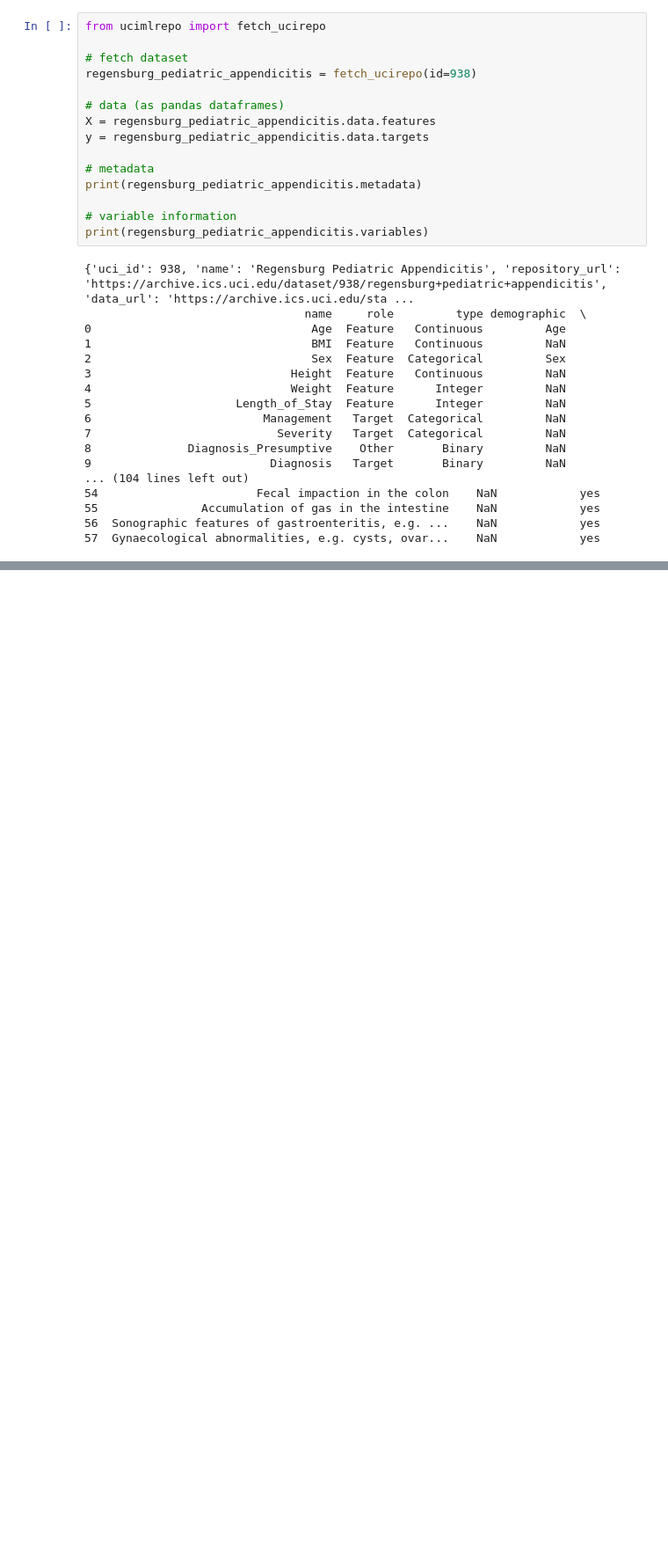
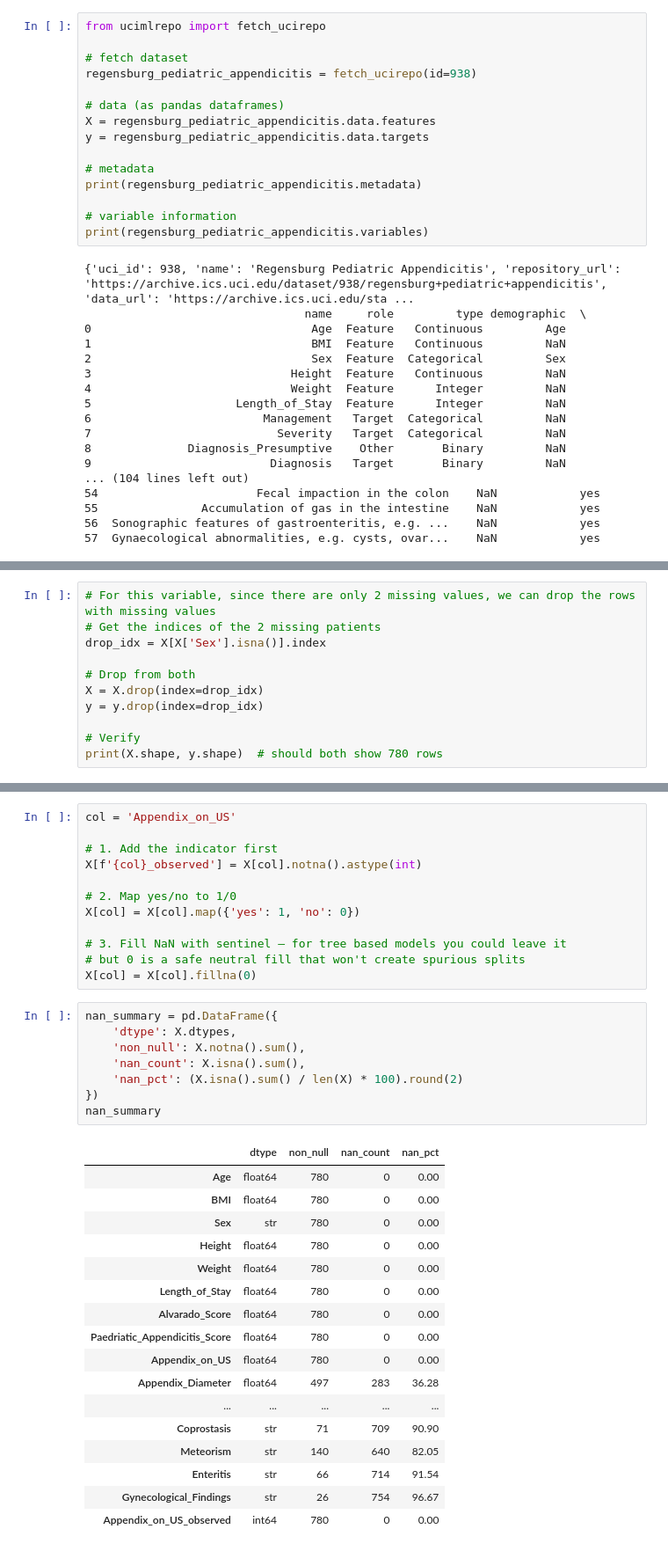
Before and after one commit to mathis-hasler/Data-Project-ML, a Jupyter notebook: Assignment_01/EDA.ipynb, the cells around one changed output, grey strips where cells are left out. Shown at 88% size. Cells and saved outputs as stored; diff of their text form; blank space fills up the shorter version.

```diff
--- a/Assignment_01/EDA.ipynb
+++ b/Assignment_01/EDA.ipynb
@@ -43,0 +208,11 @@ print(regensburg_pediatric_appendicitis.variables)
+# %%
+# For this variable, since there are only 2 missing values, we can drop the rows with missing values
+# Get the indices of the 2 missing patients
+drop_idx = X[X['Sex'].isna()].index
+
+# Drop from both
+X = X.drop(index=drop_idx)
+y = y.drop(index=drop_idx)
+
+# Verify
+print(X.shape, y.shape)  # should both show 780 rows
@@ -43,0 +251,38 @@ print(regensburg_pediatric_appendicitis.variables)
+# %%
+col = 'Appendix_on_US'
+
+# 1. Add the indicator first
+X[f'{col}_observed'] = X[col].notna().astype(int)
+
+# 2. Map yes/no to 1/0
+X[col] = X[col].map({'yes': 1, 'no': 0})
+
+# 3. Fill NaN with sentinel — for tree based models you could leave it
+# but 0 is a safe neutral fill that won't create spurious splits
+X[col] = X[col].fillna(0)
+# %%
+nan_summary = pd.DataFrame({
+    'dtype': X.dtypes,
+    'non_null': X.notna().sum(),
+    'nan_count': X.isna().sum(),
+    'nan_pct': (X.isna().sum() / len(X) * 100).round(2)
+})
+nan_summary
+# %% [output]
+|  | dtype | non_null | nan_count | nan_pct |
+| Age | float64 | 780 | 0 | 0.00 |
+| BMI | float64 | 780 | 0 | 0.00 |
+| Sex | str | 780 | 0 | 0.00 |
+| Height | float64 | 780 | 0 | 0.00 |
+| Weight | float64 | 780 | 0 | 0.00 |
+| Length_of_Stay | float64 | 780 | 0 | 0.00 |
+| Alvarado_Score | float64 | 780 | 0 | 0.00 |
+| Paedriatic_Appendicitis_Score | float64 | 780 | 0 | 0.00 |
+| Appendix_on_US | float64 | 780 | 0 | 0.00 |
+| Appendix_Diameter | float64 | 497 | 283 | 36.28 |
+| ... | ... | ... | ... | ... |
+| Coprostasis | str | 71 | 709 | 90.90 |
+| Meteorism | str | 140 | 640 | 82.05 |
+| Enteritis | str | 66 | 714 | 91.54 |
+| Gynecological_Findings | str | 26 | 754 | 96.67 |
+| Appendix_on_US_observed | int64 | 780 | 0 | 0.00 |
```
Also changed, not shown: parts of 14 cells of this notebook, 2 other files.
